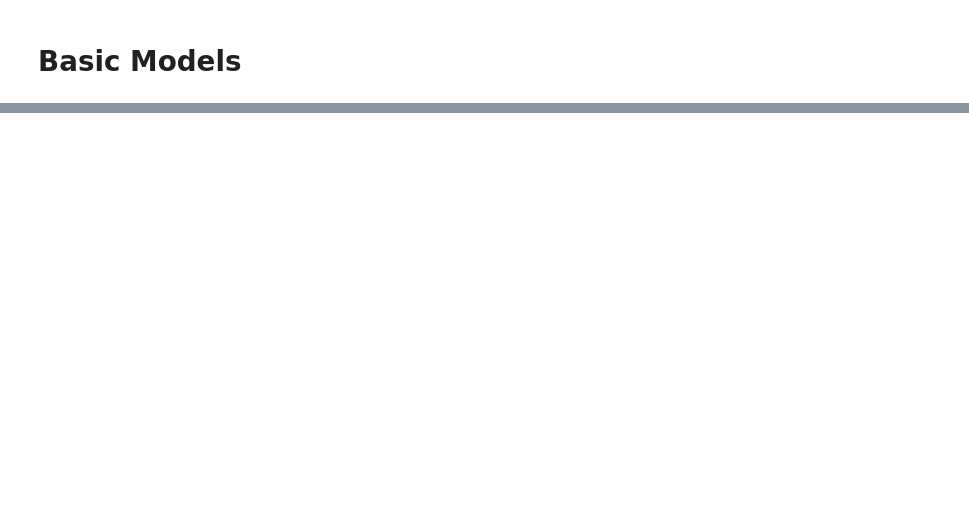
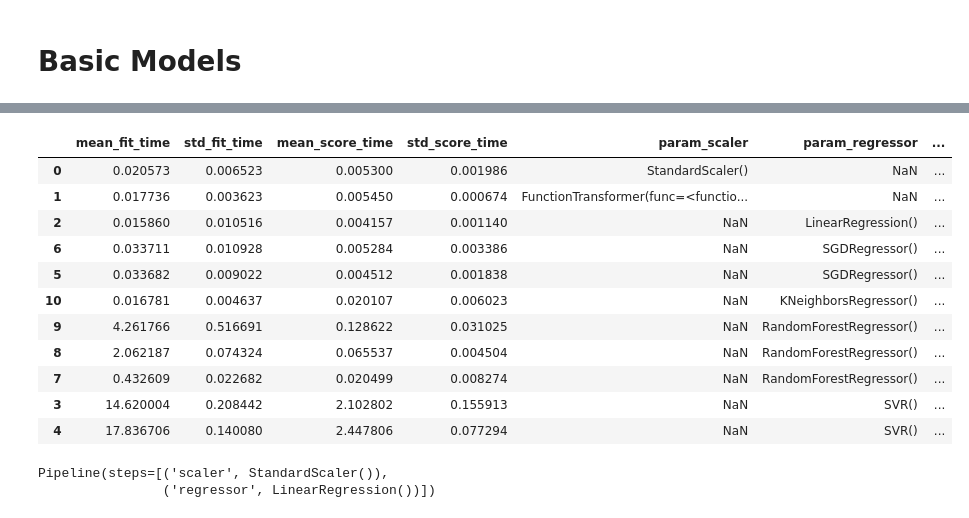
Before and after one commit to Basemm/machine-learning-lab, a Jupyter notebook: california_housing/basic_models.ipynb, the cells around one changed output, grey strips where cells are left out. Drawn from its saved outputs; the diff is of its cells as text; code cells hidden in the pictures; blank space fills up the shorter version.

Commit message:
- feat: use GridSearch CV for model and hyperparameter tuning

```diff
--- a/california_housing/basic_models.ipynb
+++ b/california_housing/basic_models.ipynb
@@ -93,0 +74,23 @@ np.float64(82.32131936522056)
+# %%
+import pandas as pd
+
+
+pd.DataFrame(model.cv_results_).sort_values(by='rank_test_score')
+# %% [output]
+|  | mean_fit_time | std_fit_time | mean_score_time | std_score_time | param_scaler | param_regressor | ... |
+| 0 | 0.020573 | 0.006523 | 0.005300 | 0.001986 | StandardScaler() | NaN | ... |
+| 1 | 0.017736 | 0.003623 | 0.005450 | 0.000674 | FunctionTransformer(func=<functio... | NaN | ... |
+| 2 | 0.015860 | 0.010516 | 0.004157 | 0.001140 | NaN | LinearRegression() | ... |
+| 6 | 0.033711 | 0.010928 | 0.005284 | 0.003386 | NaN | SGDRegressor() | ... |
+| 5 | 0.033682 | 0.009022 | 0.004512 | 0.001838 | NaN | SGDRegressor() | ... |
+| 10 | 0.016781 | 0.004637 | 0.020107 | 0.006023 | NaN | KNeighborsRegressor() | ... |
+| 9 | 4.261766 | 0.516691 | 0.128622 | 0.031025 | NaN | RandomForestRegressor() | ... |
+| 8 | 2.062187 | 0.074324 | 0.065537 | 0.004504 | NaN | RandomForestRegressor() | ... |
+| 7 | 0.432609 | 0.022682 | 0.020499 | 0.008274 | NaN | RandomForestRegressor() | ... |
+| 3 | 14.620004 | 0.208442 | 2.102802 | 0.155913 | NaN | SVR() | ... |
+| 4 | 17.836706 | 0.140080 | 2.447806 | 0.077294 | NaN | SVR() | ... |
+# %%
+model.best_estimator_
+# %% [output]
+Pipeline(steps=[('scaler', StandardScaler()),
+                ('regressor', LinearRegression())])
```
Also changed, not shown: parts of 13 cells of this notebook.
